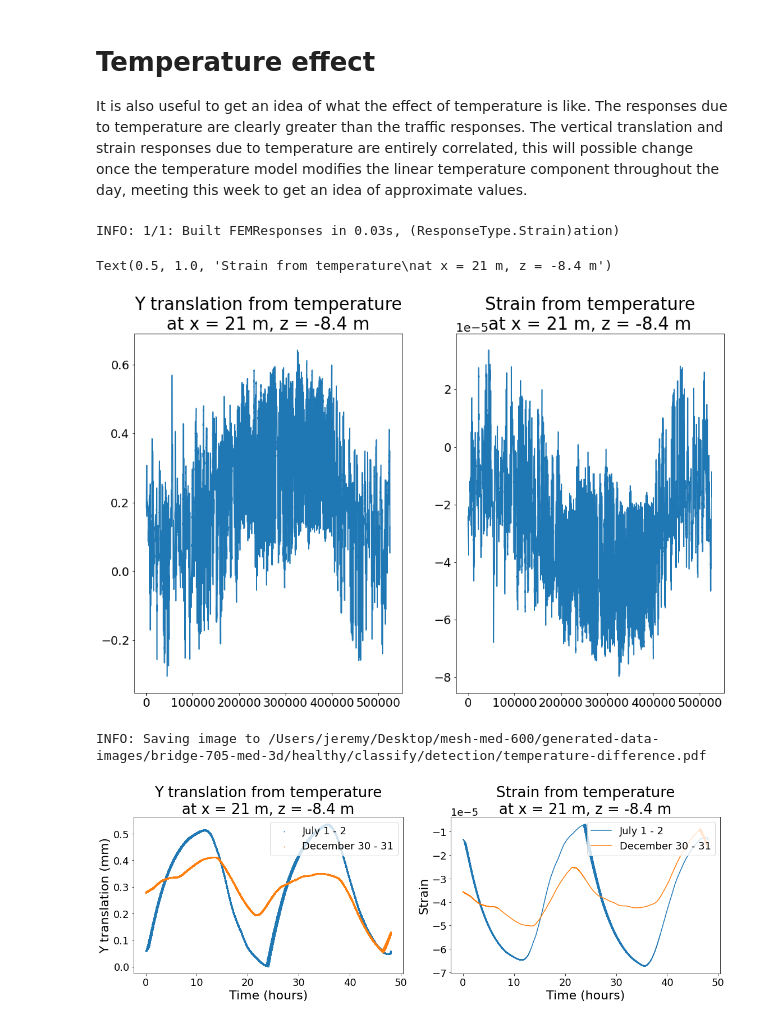
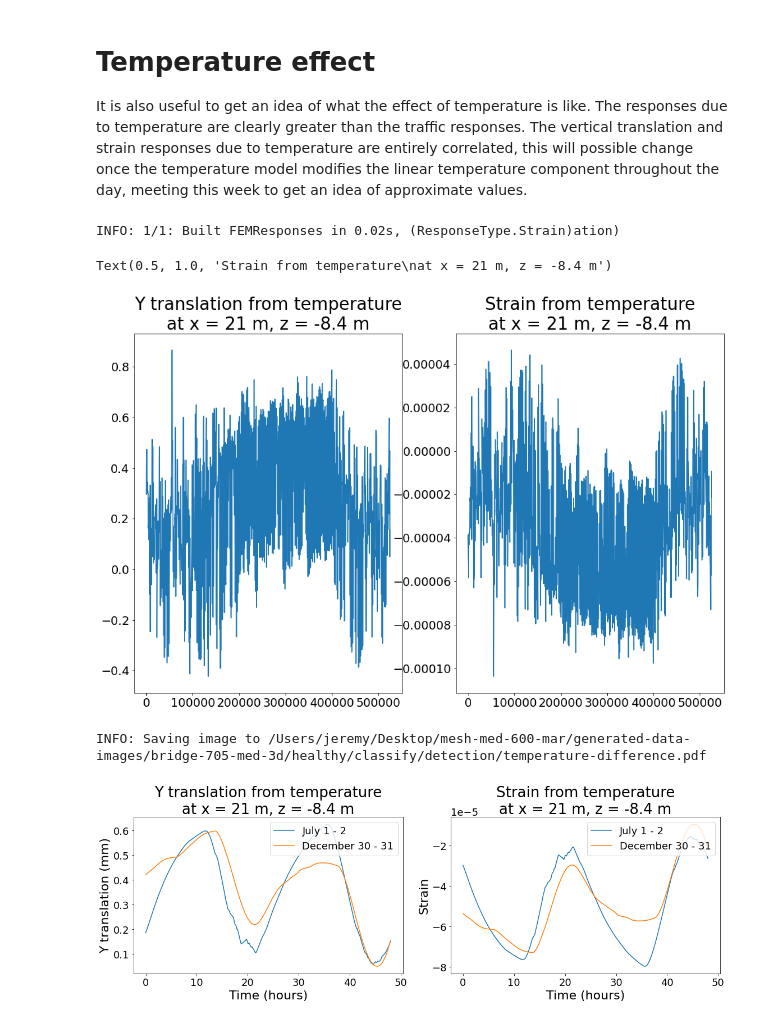
Before and after one commit to jerbaroo/bridge-sim, a Jupyter notebook: notebooks/temperature.ipynb, the cells around one changed output. Cells and saved outputs as stored; diff of their text form; code cells hidden in the pictures.

```diff
--- a/notebooks/temperature.ipynb
+++ b/notebooks/temperature.ipynb
@@ -27,5 +27,5 @@ warnings.filterwarnings("ignore")
 # %%
 c = bridge_705_med_config(bridge_705_3d)
 # Set the directory of where to save/load responses.
-c.root_generated_data_dir = os.path.join("/Users/jeremy/Desktop/mesh-med-600", c.root_generated_data_dir)
+c.root_generated_data_dir = os.path.join("/Users/jeremy/Desktop/mesh-med-600-mar", c.root_generated_data_dir)
 # %% [output]
@@ -151,7 +153,6 @@ for d_i, damage_scenario in enumerate(damage_scenarios):
             response_type=response_type,
             damage_scenario=damage_scenario,
             points=[sensor_point],
-            sim_runner=OSRunner(c),
         ).T[0]  # Responses from a single point.
 responses = np.array(responses)
 responses.shape
@@ -205,11 +206,11 @@ print(pearsonr(y_p_1m, s_p_1m))
 It is also useful to get an idea of what the effect of temperature is like. The responses due to temperature are clearly greater than the traffic responses.  The vertical translation and strain responses due to temperature are entirely correlated, this will possible change once the temperature model modifies the linear temperature component throughout the day, meeting this week to get an idea of approximate values.
 # %%
 # Effect of annual temperature.
-effect_year_y = temperature.effect(c=c, response_type=rt_y, points=[sensor_point], temps=temps_year["temp"], len_per_hour=60)[0]
-effect_year_s = temperature.effect(c=c, response_type=rt_s, points=[sensor_point], temps=temps_year["temp"], len_per_hour=60)[0]
+effect_year_y = temperature.effect(c=c, response_type=rt_y, points=[sensor_point], temps=temps_year["temp"], solar=temps_year["solar"], len_per_hour=60)[0]
+effect_year_s = temperature.effect(c=c, response_type=rt_s, points=[sensor_point], temps=temps_year["temp"], solar=temps_year["solar"], len_per_hour=60)[0]
 assert len(temps_year) == len(effect_year_y)
 # %% [output]
-INFO: 1/1: Built FEMResponses in 0.03s, (ResponseType.Strain)ation)
+INFO: 1/1: Built FEMResponses in 0.02s, (ResponseType.Strain)ation)
 # %%
 plt.subplot(1, 2, 1)
 plt.plot(resize_y(effect_year_y))
@@ -219,7 +220,7 @@ plt.plot(effect_year_s)
 plt.title(f"{rt_s.name()} from temperature\nat x = {np.around(sensor_point.x, 2)} m, z = {np.around(sensor_point.z, 2)} m")
 # %% [output]
 Text(0.5, 1.0, 'Strain from temperature\nat x = 21 m, z = -8.4 m')
-[figure, old version]
+[figure, new version]
 # %%
 ########
 # July #
@@ -257,25 +258,25 @@ assert len(y_h_24m) * 2 == len(temp_effect_dec_y_48m)
 # %%
 x = np.arange(len(temp_effect_july_y_48m)) * c.sensor_hz / 60
 
 plt.subplot(2, 2, 1)
-plt.scatter(x, resize_y(temp_effect_july_y_48m), label="July 1 - 2", s=1)
-plt.scatter(x, resize_y(temp_effect_dec_y_48m), label="December 30 - 31", s=1)
+plt.plot(x, resize_y(temp_effect_july_y_48m), label="July 1 - 2")
+plt.plot(x, resize_y(temp_effect_dec_y_48m), label="December 30 - 31")
 plt.ylabel(f"{rt_y.name()} ({units_y})")
 plt.xlabel("Time (hours)")
 plt.title(f"{rt_y.name()} from temperature\nat x = {np.around(sensor_point.x, 2)} m, z = {np.around(sensor_point.z, 2)} m")
 plt.legend(loc="upper right")
 
 plt.subplot(2, 2, 2)
 plt.plot(x, temp_effect_july_s_48m, label="July 1 - 2")
 plt.plot(x, temp_effect_dec_s_48m, label="December 30 - 31")
 plt.ylabel(f"{rt_s.name()}")
 plt.xlabel("Time (hours)")
 plt.title(f"{rt_s.name()} from temperature\nat x = {np.around(sensor_point.x, 2)} m, z = {np.around(sensor_point.z, 2)} m")
 plt.legend(loc="upper right")
 
 plt.tight_layout()
 pearsonr(temp_effect_july_y_48m, temp_effect_dec_s_48m)
 plt.savefig(c.get_image_path("classify/detection", "temperature-difference.pdf"))
 # %% [output]
-INFO: Saving image to /Users/jeremy/Desktop/mesh-med-600/generated-data-images/bridge-705-med-3d/healthy/classify/detection/temperature-difference.pdf
+INFO: Saving image to /Users/jeremy/Desktop/mesh-med-600-mar/generated-data-images/bridge-705-med-3d/healthy/classify/detection/temperature-difference.pdf
-[figure, old version]
+[figure, new version]
```
Also changed, not shown: parts of 7 cells of this notebook, 5 other files.
